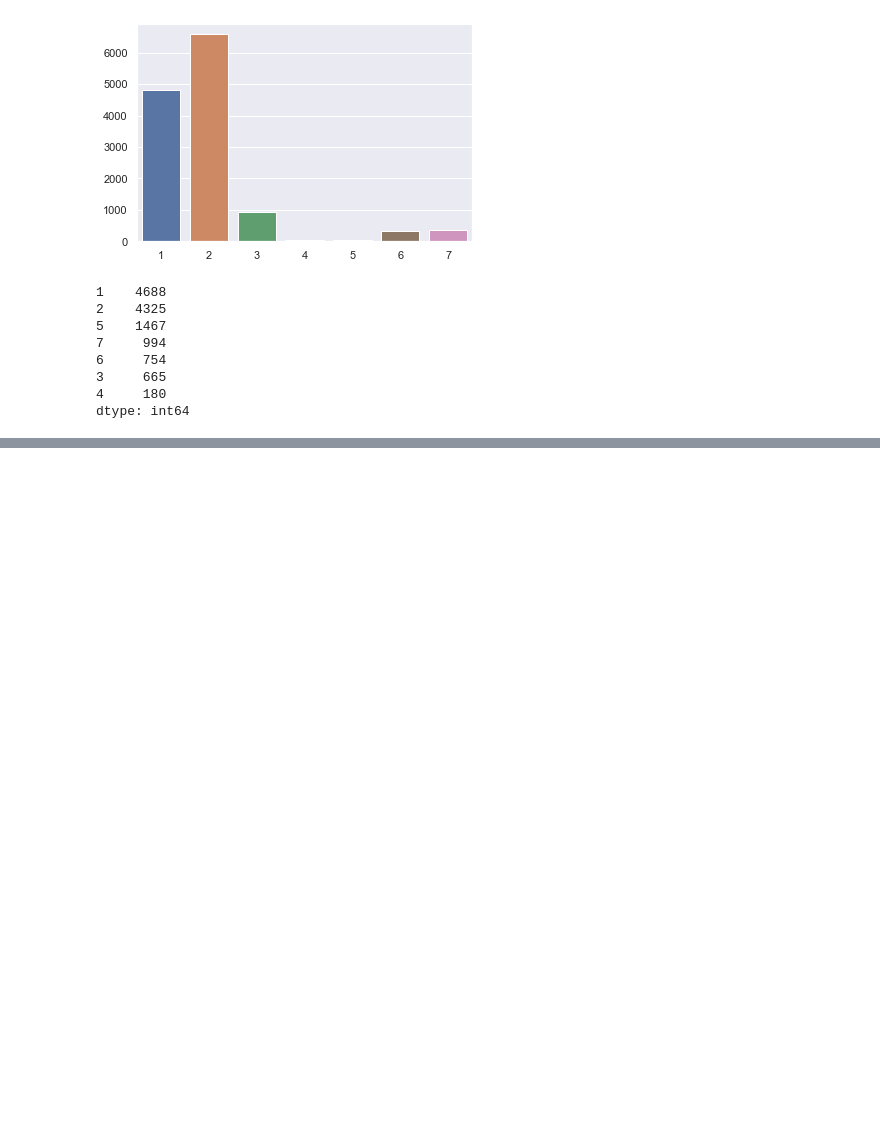
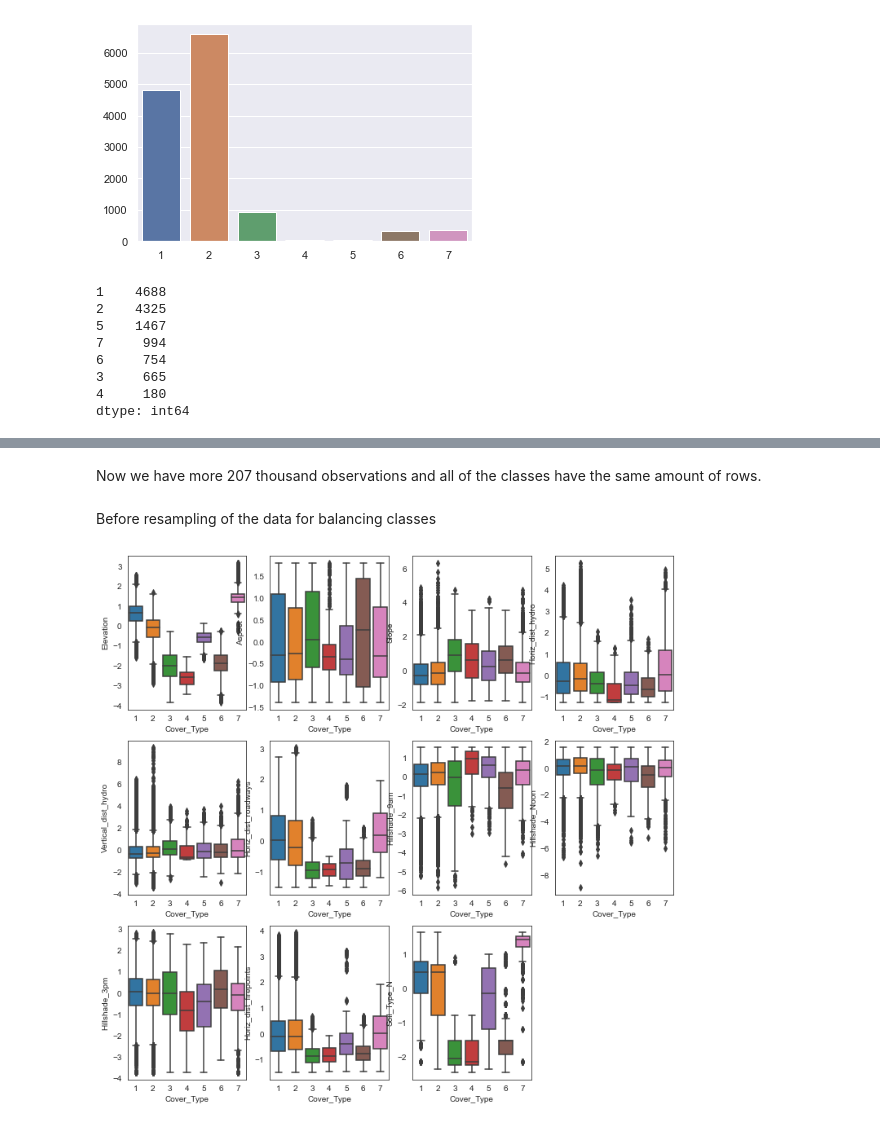
Before and after one commit to andresvBSE/BSE-CML-P2, a Jupyter notebook: Extended_P2_CML_AFVC.ipynb, the cells around one changed output, grey strips where cells are left out. Drawn from its saved outputs; the diff is of its cells as text; code cells hidden in the pictures; blank space fills up the shorter version.

```diff
--- a/Extended_P2_CML_AFVC.ipynb
+++ b/Extended_P2_CML_AFVC.ipynb
@@ -679,0 +696,2 @@ dtype: int64
+# %% [markdown]
+Now we have more 207 thousand observations and all of the classes have the same amount of rows.
@@ -679,0 +702,15 @@ dtype: int64
+# %%
+# Data frame with the before resampling
+df4_b = X_train_3.copy()
+df4_b['Cover_Type'] = y_train_m
+# %%
+numeric_features = ['Elevation', 'Aspect', 'Slope', 'Horiz_dist_hydro',
+       'Vertical_dist_hydro', 'Horiz_dist_roadways', 'Hillshade_9am',
+       'Hillshade_Noon', 'Hillshade_3pm', 'Horiz_dist_firepoints',
+       'Soil_Type_N']
+# %% [markdown]
+Before resampling of the data for balancing classes
+# %%
+cp.target_features_plot(df4_b, 'Cover_Type', numeric_features, 'boxplot')
+# %% [output]
+[figure, added]
```
Also changed, not shown: parts of 57 cells of this notebook, 1 other file.
